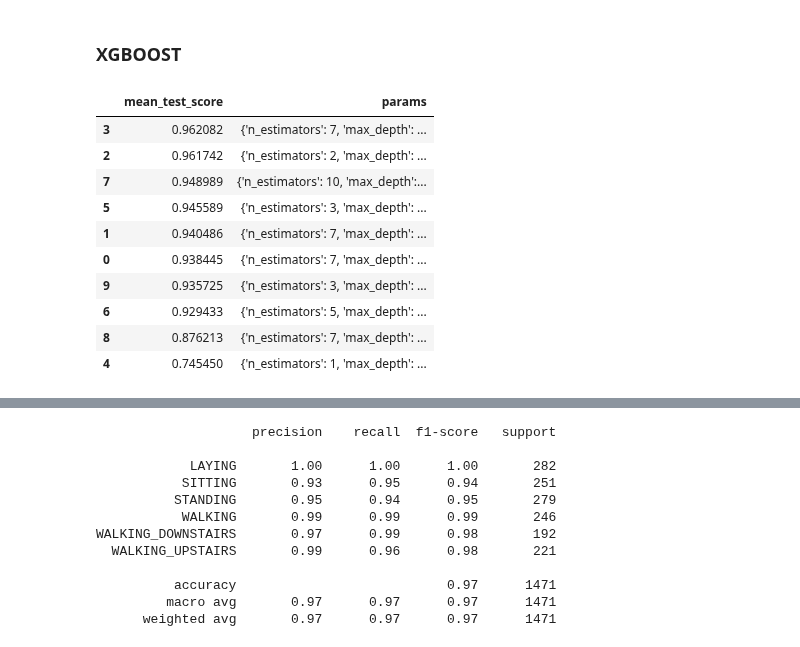
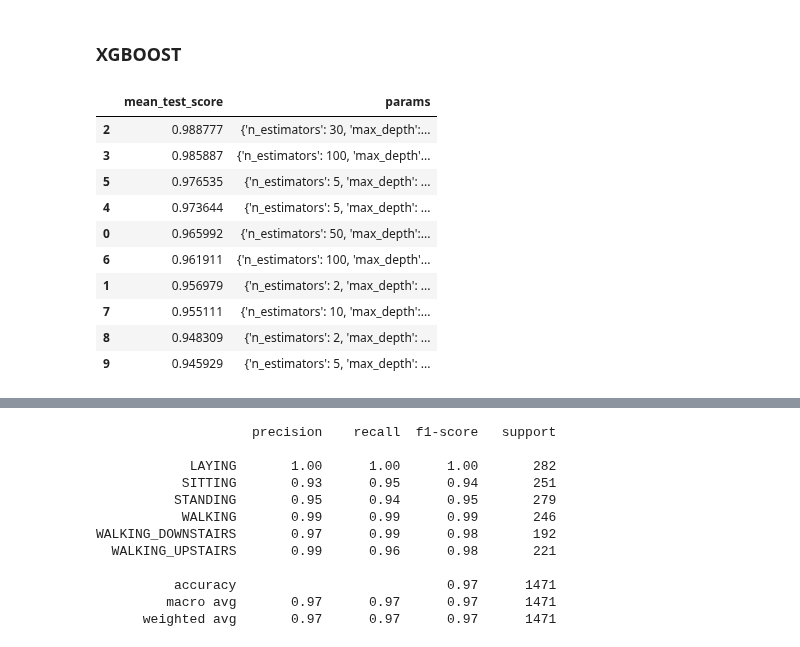
Before and after one commit to 99pranit/Human_Activity_Recognition, a Jupyter notebook: notebook/human_activity.ipynb, the cells around one changed output, grey strips where cells are left out. Saved outputs shown, nothing was run; the diff lists cells and outputs as text; code cells hidden in the pictures.

```diff
--- a/notebook/human_activity.ipynb
+++ b/notebook/human_activity.ipynb
@@ -48,8 +49,8 @@ y_test_encoded = label_encoder.transform(y_test)
 rf = RandomForestClassifier()
 
 param_dist = {
-    'n_estimators' : [1 , 2 , 3 , 5 , 7 , 10],
-    'max_depth' : [1 , 2 , 3  , 5 , 7]
+    'n_estimators' : [10 , 20 , 30 , 45 , 75 , 100],
+    'max_depth' : [5 , 7, 10 , 20 , 25 , 30]
     }
 
 random_search = RandomizedSearchCV(estimator = rf,
@@ -78,0 +80,6 @@ cv_results
+# %%
+rf = RandomForestClassifier(n_estimators = 45 , max_depth = 20)
+rf.fit(x_train , y_train)
+rf.score(x_val , y_val)
+rf_test_report = classification_report(rf.predict(x_test_scaled) , y_test)
+print(rf_test_report)
@@ -139,7 +166,7 @@ print(os.path.getsize(os.getcwd().replace('/notebook' , '') + "/model/rf_model.p
 dt = DecisionTreeClassifier()
 
 param_dist = {
-    'max_depth' : [1 , 2 , 3  , 5 , 7 , 10 , 15 , 20],
+    'max_depth' : [5 , 10 , 15 , 20 , 25 , 30 , 50, 75 , 100],
     'criterion' : ['gini' , 'entropy']
     }
 
@@ -169,0 +197,6 @@ cv_results
+# %%
+dt = DecisionTreeClassifier(criterion = 'entropy' , max_depth = 25)
+dt.fit(x_train , y_train)
+dt.score(x_val , y_val)
+dt_test_report = classification_report(dt.predict(x_test_scaled) , y_test)
+print(dt_test_report)
@@ -229,33 +282,33 @@ print(os.path.getsize(os.getcwd().replace('/notebook' , '') + "/model/dt_model.p
 # %%
 xgb = XGBClassifier()
 
 param_dist = {
-    'n_estimators' : [1 , 2 , 3 , 5 , 7 , 10],
-    'max_depth' : [1 , 2 , 3  , 5 , 7],
+    'n_estimators' : [2 , 5 , 10 , 20 , 30 , 50 , 75 , 100],
+    'max_depth' : [2 , 5 , 10 , 20 , 30 , 50 , 75 , 100],
     "learning_rate": [0.01, 0.3, 1]
     }
 
 random_search = RandomizedSearchCV(estimator = xgb,
                                     param_distributions = param_dist,
                                     cv = 5,
                                     random_state=42,
                                     n_jobs=-1
                                     )
 random_search.fit(x_train, y_train_encoded)
 
 cv_results = pd.DataFrame(random_search.cv_results_)
 cv_results = cv_results[["mean_test_score", "params"]].sort_values(by="mean_test_score", ascending=False)
 
 cv_results
 # %% [output]
 |  | mean_test_score | params |
-| 3 | 0.962082 | {'n_estimators': 7, 'max_depth': ... |
-| 2 | 0.961742 | {'n_estimators': 2, 'max_depth': ... |
-| 7 | 0.948989 | {'n_estimators': 10, 'max_depth':... |
-| 5 | 0.945589 | {'n_estimators': 3, 'max_depth': ... |
-| 1 | 0.940486 | {'n_estimators': 7, 'max_depth': ... |
-| 0 | 0.938445 | {'n_estimators': 7, 'max_depth': ... |
-| 9 | 0.935725 | {'n_estimators': 3, 'max_depth': ... |
-| 6 | 0.929433 | {'n_estimators': 5, 'max_depth': ... |
-| 8 | 0.876213 | {'n_estimators': 7, 'max_depth': ... |
-| 4 | 0.745450 | {'n_estimators': 1, 'max_depth': ... |
+| 2 | 0.988777 | {'n_estimators': 30, 'max_depth':... |
+| 3 | 0.985887 | {'n_estimators': 100, 'max_depth'... |
+| 5 | 0.976535 | {'n_estimators': 5, 'max_depth': ... |
+| 4 | 0.973644 | {'n_estimators': 5, 'max_depth': ... |
+| 0 | 0.965992 | {'n_estimators': 50, 'max_depth':... |
+| 6 | 0.961911 | {'n_estimators': 100, 'max_depth'... |
+| 1 | 0.956979 | {'n_estimators': 2, 'max_depth': ... |
+| 7 | 0.955111 | {'n_estimators': 10, 'max_depth':... |
+| 8 | 0.948309 | {'n_estimators': 2, 'max_depth': ... |
+| 9 | 0.945929 | {'n_estimators': 5, 'max_depth': ... |
```
Also changed, not shown: parts of 14 cells of this notebook, 4 other files.
